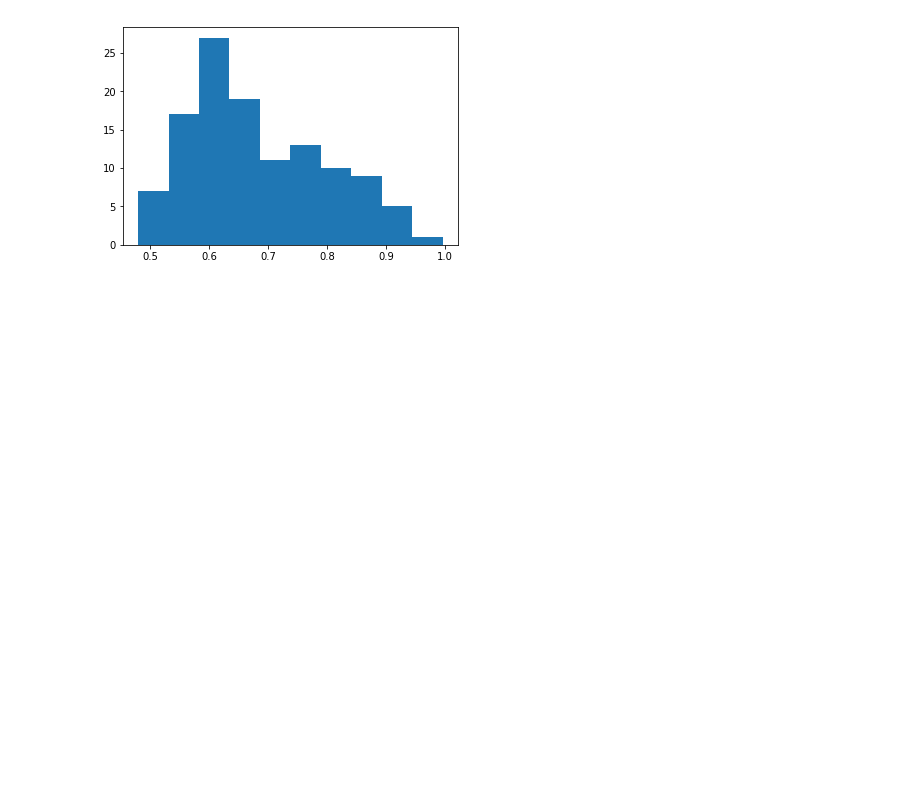
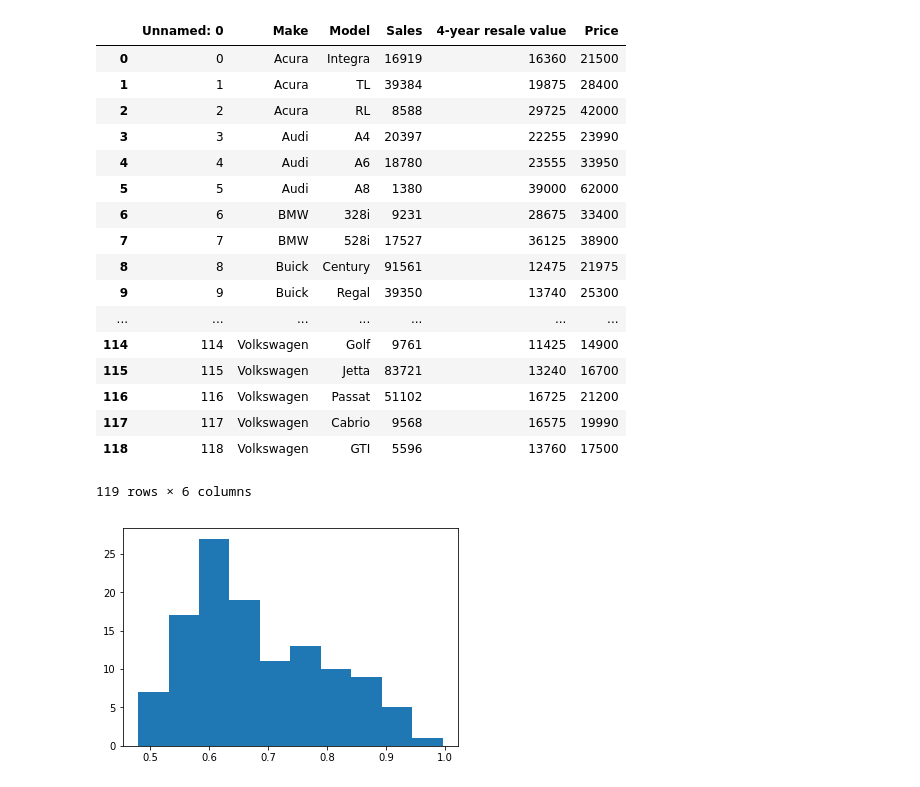
Before and after one commit to ZhuoShan/INFO370FinalProject, a Jupyter notebook: plot.ipynb, the cells around one changed output. Cells and saved outputs as stored; diff of their text form; code cells hidden in the pictures; blank space fills up the shorter version.

```diff
--- a/plot.ipynb
+++ b/plot.ipynb
@@ -48 +124,22 @@ used_car
+# %%
+car_sales
+# %% [output]
+|  | Unnamed: 0 | Make | Model | Sales | 4-year resale value | Price |
+| 0 | 0 | Acura | Integra | 16919 | 16360 | 21500 |
+| 1 | 1 | Acura | TL | 39384 | 19875 | 28400 |
+| 2 | 2 | Acura | RL | 8588 | 29725 | 42000 |
+| 3 | 3 | Audi | A4 | 20397 | 22255 | 23990 |
+| 4 | 4 | Audi | A6 | 18780 | 23555 | 33950 |
+| 5 | 5 | Audi | A8 | 1380 | 39000 | 62000 |
+| 6 | 6 | BMW | 328i | 9231 | 28675 | 33400 |
+| 7 | 7 | BMW | 528i | 17527 | 36125 | 38900 |
+| 8 | 8 | Buick | Century | 91561 | 12475 | 21975 |
+| 9 | 9 | Buick | Regal | 39350 | 13740 | 25300 |
+| ... | ... | ... | ... | ... | ... | ... |
+| 114 | 114 | Volkswagen | Golf | 9761 | 11425 | 14900 |
+| 115 | 115 | Volkswagen | Jetta | 83721 | 13240 | 16700 |
+| 116 | 116 | Volkswagen | Passat | 51102 | 16725 | 21200 |
+| 117 | 117 | Volkswagen | Cabrio | 9568 | 16575 | 19990 |
+| 118 | 118 | Volkswagen | GTI | 5596 | 13760 | 17500 |
+119 rows × 6 columns
 # %%
```
Also changed, not shown: parts of 6 cells of this notebook.
